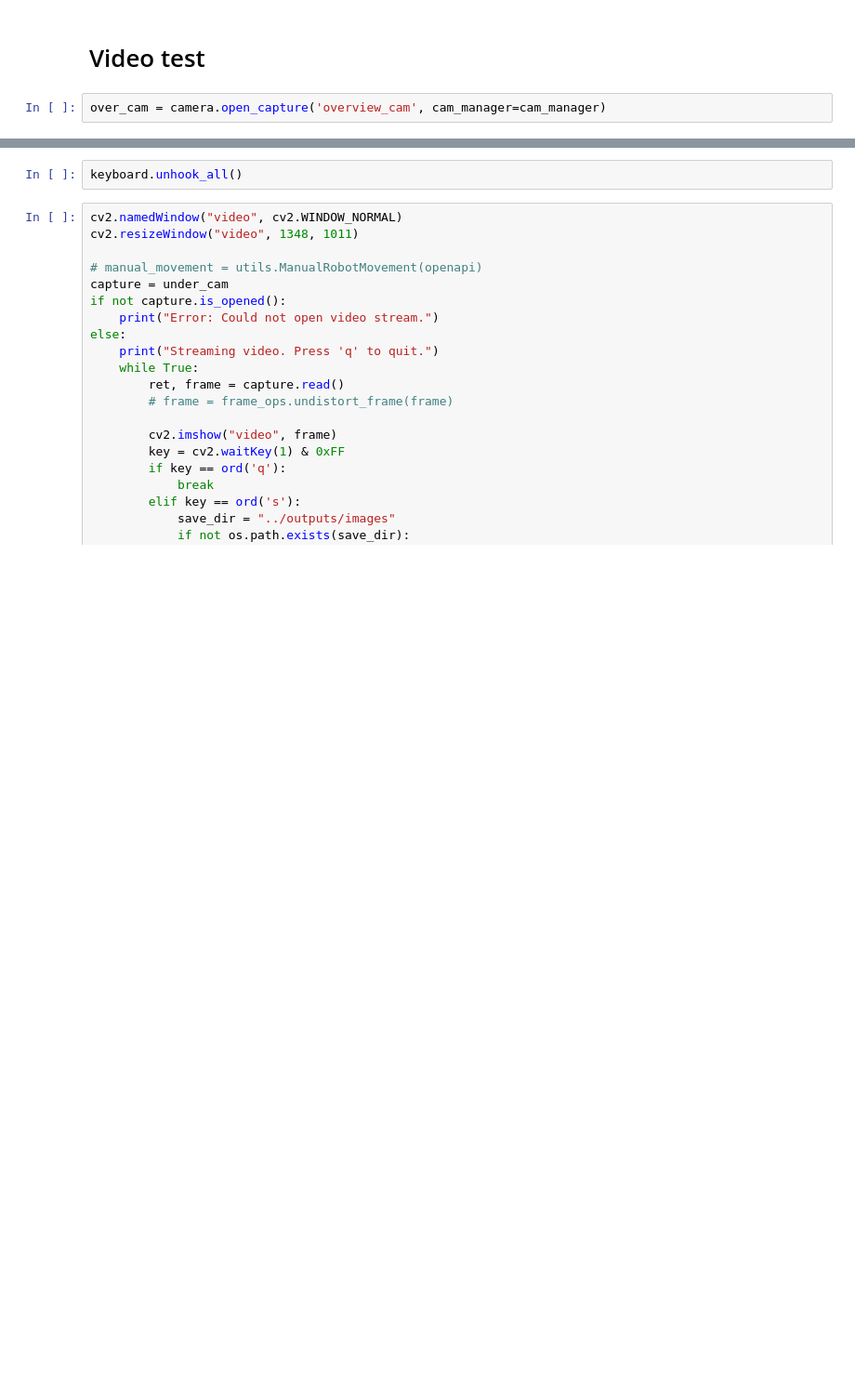
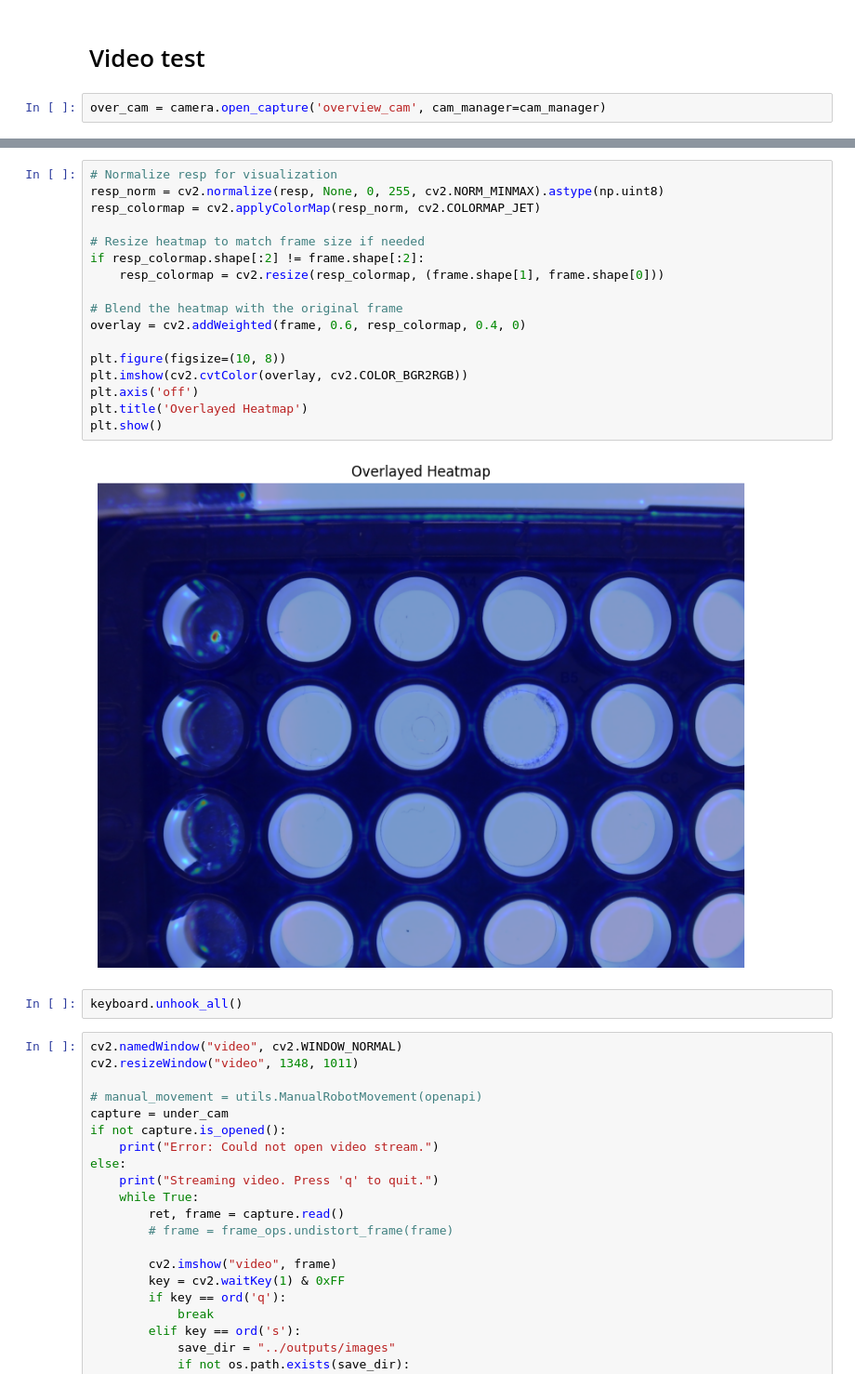
Before and after one commit to steiva/ot2-microtissue-manipulator, a Jupyter notebook: notebooks/calibration_test.ipynb, the cells around one changed output, grey strips where cells are left out. Shown at 93% size. Cells and saved outputs as stored; diff of their text form; blank space fills up the shorter version.

```diff
--- a/notebooks/calibration_test.ipynb
+++ b/notebooks/calibration_test.ipynb
@@ -114,3 +147,22 @@ Frame saved as ../outputs/images/2026-01-22_cuboid_in_collagen_CV_test\frame_202
+# %%
+# Normalize resp for visualization
+resp_norm = cv2.normalize(resp, None, 0, 255, cv2.NORM_MINMAX).astype(np.uint8)
+resp_colormap = cv2.applyColorMap(resp_norm, cv2.COLORMAP_JET)
+
+# Resize heatmap to match frame size if needed
+if resp_colormap.shape[:2] != frame.shape[:2]:
+    resp_colormap = cv2.resize(resp_colormap, (frame.shape[1], frame.shape[0]))
+
+# Blend the heatmap with the original frame
+overlay = cv2.addWeighted(frame, 0.6, resp_colormap, 0.4, 0)
+
+plt.figure(figsize=(10, 8))
+plt.imshow(cv2.cvtColor(overlay, cv2.COLOR_BGR2RGB))
+plt.axis('off')
+plt.title('Overlayed Heatmap')
+plt.show()
+# %% [output]
+[figure, added]
 # %%
 keyboard.unhook_all()
 # %%
```
Also changed, not shown: parts of 176 cells of this notebook, 3 other files.
